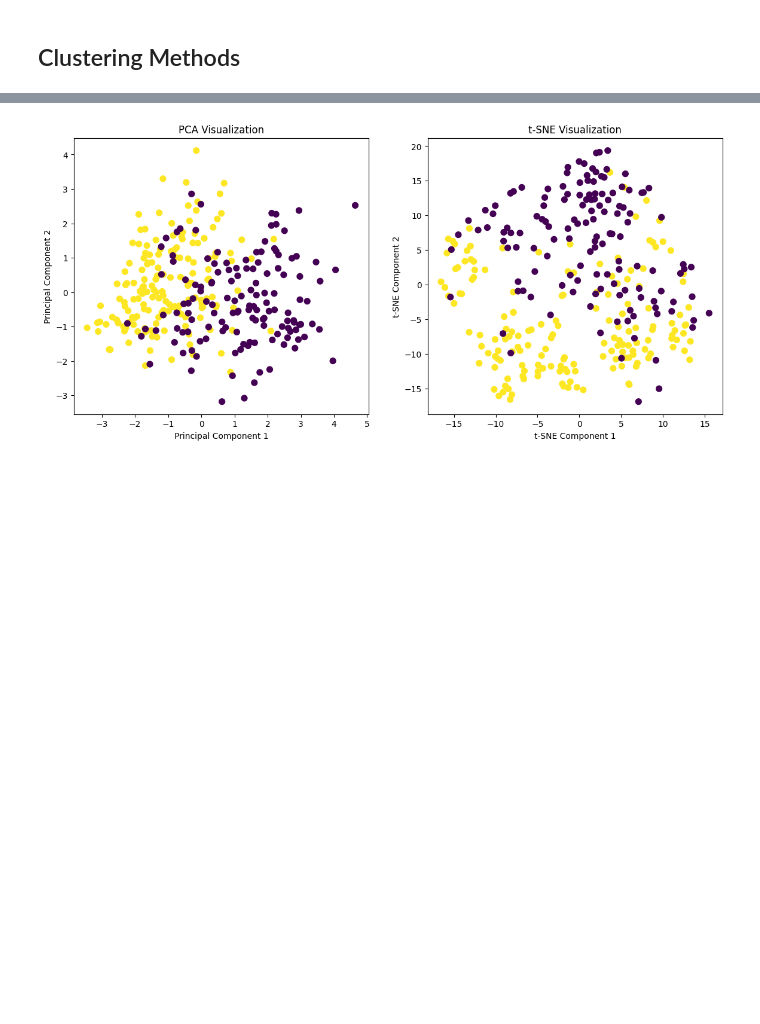
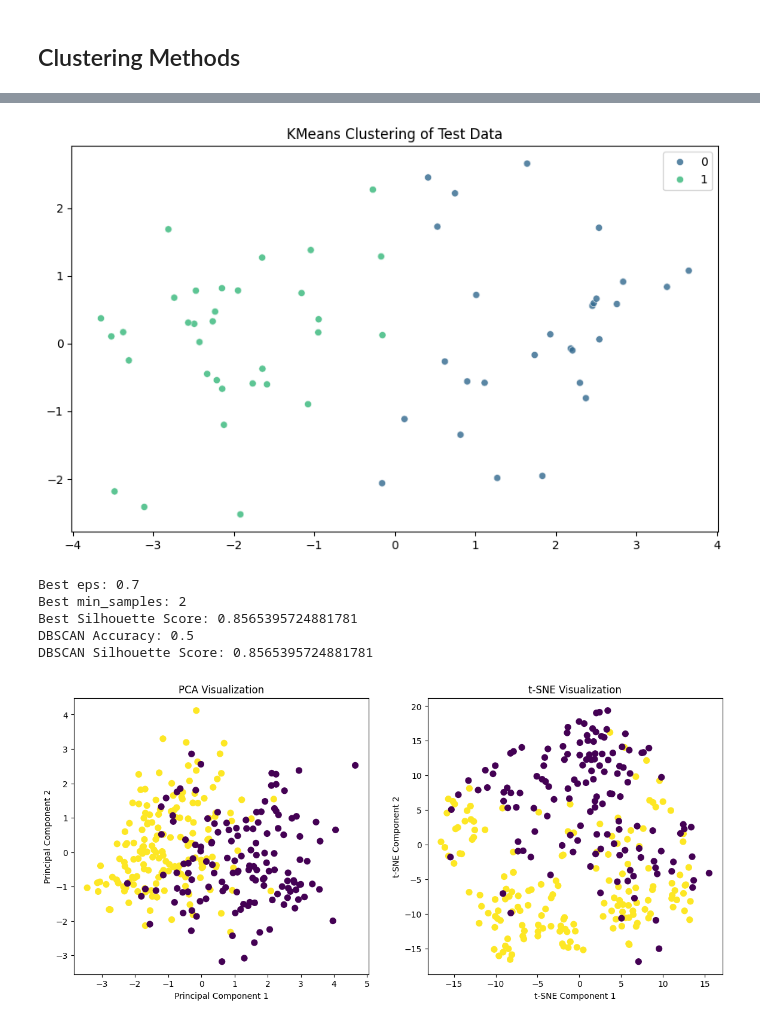
Before and after one commit to zoezhousy/Kaggle_Heart_Attack_Analysis_Prediction, a Jupyter notebook: heart-attack-prediction.ipynb, the cells around one changed output, grey strips where cells are left out. Saved outputs shown, nothing was run; the diff lists cells and outputs as text; code cells hidden in the pictures; blank space fills up the shorter version.

```diff
--- a/heart-attack-prediction.ipynb
+++ b/heart-attack-prediction.ipynb
@@ -744,0 +771,9 @@ ValueError: Found array with 0 sample(s) (shape=(0, 22)) while a minimum of 1 is
+# %%
+test_clusters = kmeans.predict(x_test_pca)
+
+plt.figure(figsize=(10, 6))
+sns.scatterplot(x=x_test_pca[:,0], y=x_test_pca[:,1], hue=test_clusters, palette='viridis', alpha=0.8)
+plt.title('KMeans Clustering of Test Data')
+plt.show()
+# %% [output]
+[figure, added]
@@ -745,3 +809,49 @@ ValueError: Found array with 0 sample(s) (shape=(0, 22)) while a minimum of 1 is
+# %%
+eps_values = np.linspace(0.1, 3.0, 30)  # Increase the range and number of values
+min_samples_values = range(2, 21)        # Expand the range for min_samples
+
+best_eps = None
+best_min_samples = None
+best_silhouette = -1
+
+# Grid search for DBSCAN parameters
+for eps in eps_values:
+    for min_samples in min_samples_values:
+        dbscan = DBSCAN(eps=eps, min_samples=min_samples)
+        labels = dbscan.fit_predict(x_train)
+
+        # Calculate silhouette score if there are more than 1 cluster
+        unique_labels = set(labels)
+        if len(unique_labels) > 1 and -1 in unique_labels:
+            non_noise_mask = labels != -1
+            non_noise_labels = labels[non_noise_mask]
+            non_noise_data = x_train[non_noise_mask]
+
+            if len(np.unique(non_noise_labels)) > 1:
+                silhouette = silhouette_score(non_noise_data, non_noise_labels)
+                if silhouette > best_silhouette:
+                    best_silhouette = silhouette
+                    best_eps = eps
+                    best_min_samples = min_samples
+
+print(f'Best eps: {best_eps}')
+print(f'Best min_samples: {best_min_samples}')
+print(f'Best Silhouette Score: {best_silhouette}')
+
+
+dbscan = DBSCAN(eps=best_eps, min_samples=best_min_samples)
+dbscan_labels = dbscan.fit_predict(x_train)
+dbscan_accuracy = accuracy_score(y_train[dbscan_labels != -1], dbscan_labels[dbscan_labels != -1])
+dbscan_silhouette = silhouette_score(x_train[dbscan_labels != -1], dbscan_labels[dbscan_labels != -1])
+
+print(f'DBSCAN Accuracy: {dbscan_accuracy}')
+print(f'DBSCAN Silhouette Score: {dbscan_silhouette}')
+# %% [output]
+Best eps: 0.7
+Best min_samples: 2
+Best Silhouette Score: 0.8565395724881781
+DBSCAN Accuracy: 0.5
+DBSCAN Silhouette Score: 0.8565395724881781
 # %%
 from sklearn.decomposition import PCA
 from sklearn.manifold import TSNE
```
Also changed, not shown: parts of 5 cells of this notebook.
